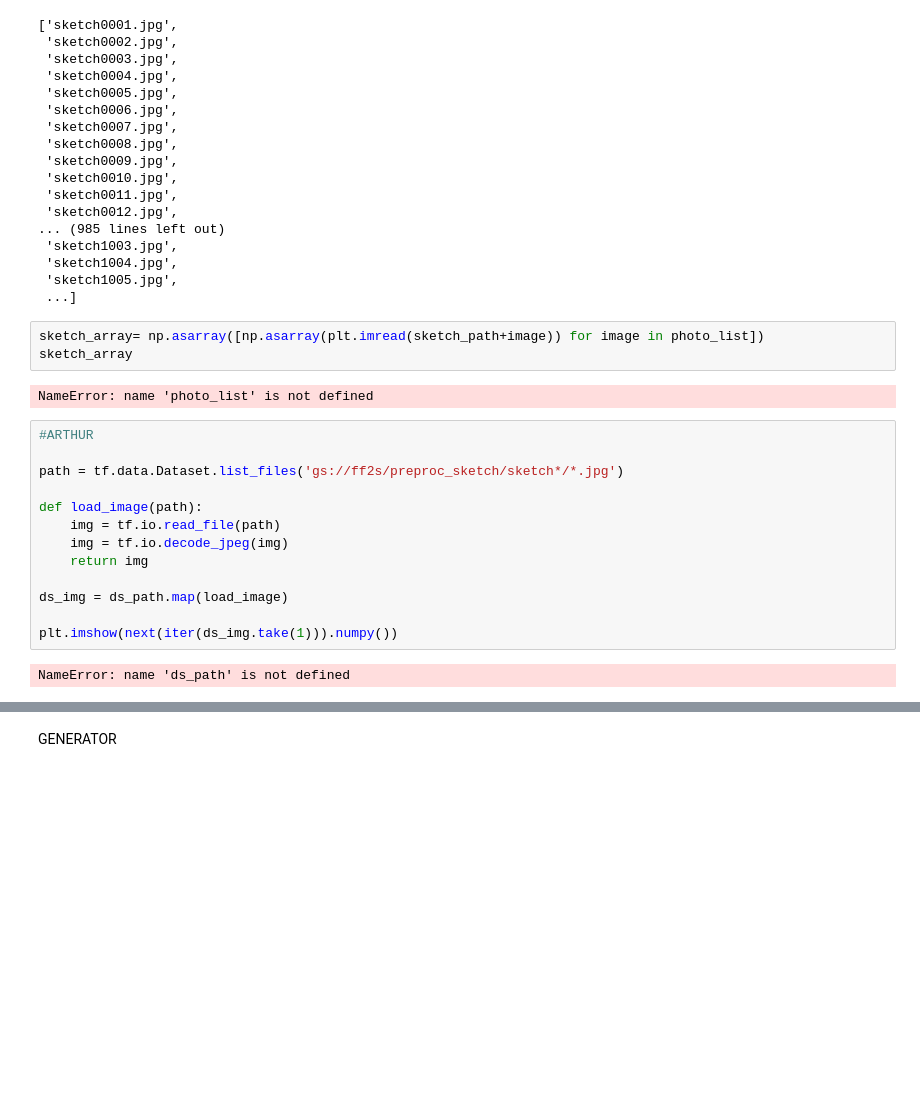
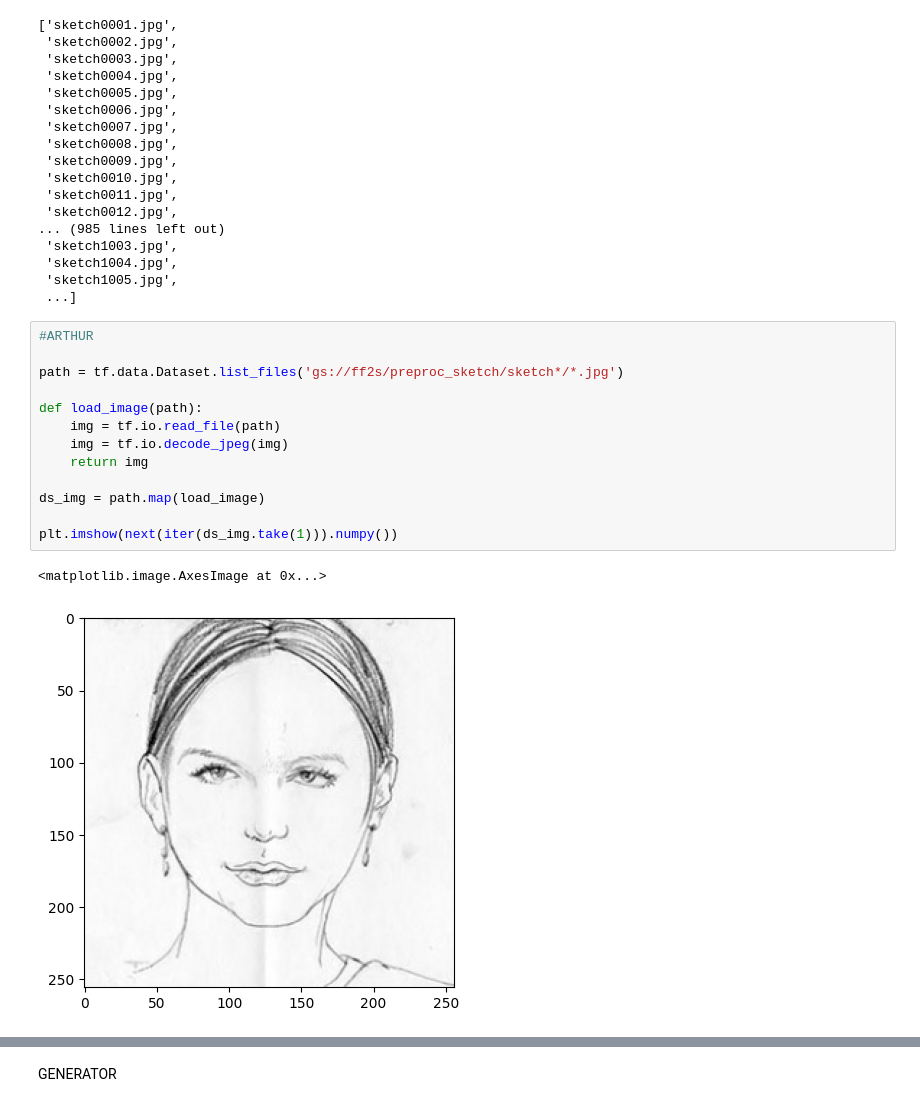
Before and after one commit to dcorballorenzo/FF2S, a Jupyter notebook: notebooks/Alice.ipynb, the cells around one changed output, grey strips where cells are left out. Saved outputs shown, nothing was run; the diff lists cells and outputs as text; blank space fills up the shorter version.

```diff
--- a/notebooks/Alice.ipynb
+++ b/notebooks/Alice.ipynb
@@ -36,23 +48,19 @@ sketch_list
  'sketch1004.jpg',
  'sketch1005.jpg',
  ...]
-# %%
-sketch_array= np.asarray([np.asarray(plt.imread(sketch_path+image)) for image in photo_list])
-sketch_array
-# %% [output]
-NameError: name 'photo_list' is not defined
 # %%
 #ARTHUR
 
 path = tf.data.Dataset.list_files('gs://ff2s/preproc_sketch/sketch*/*.jpg')
 
 def load_image(path):
     img = tf.io.read_file(path)
     img = tf.io.decode_jpeg(img)
     return img
 
-ds_img = ds_path.map(load_image)
+ds_img = path.map(load_image)
 
 plt.imshow(next(iter(ds_img.take(1))).numpy())
 # %% [output]
-NameError: name 'ds_path' is not defined
+<matplotlib.image.AxesImage at 0x...>
+[figure, added]
```
Also changed, not shown: parts of 11 cells of this notebook, 2 other files.
